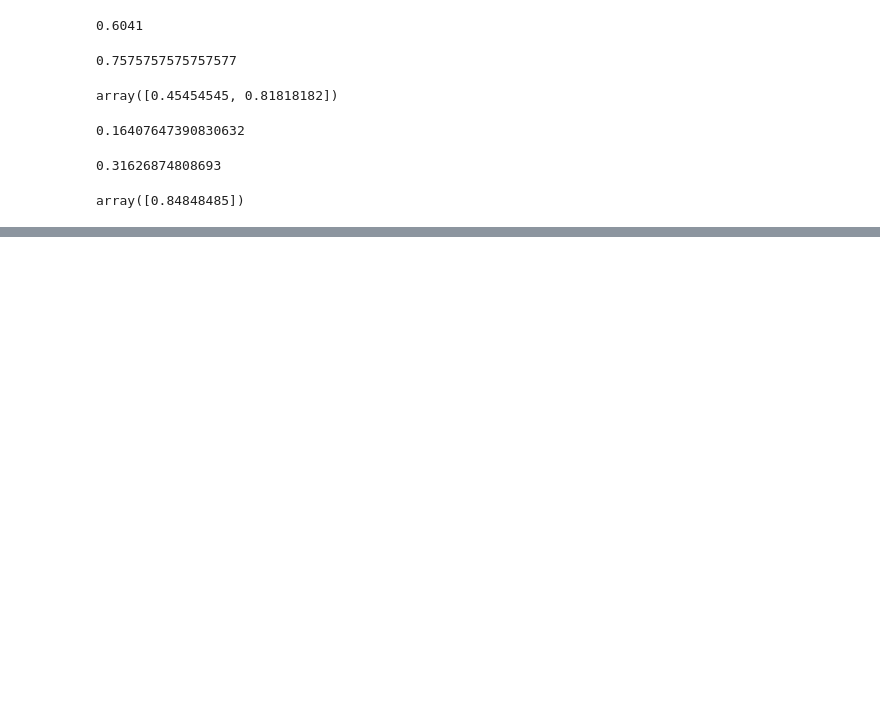
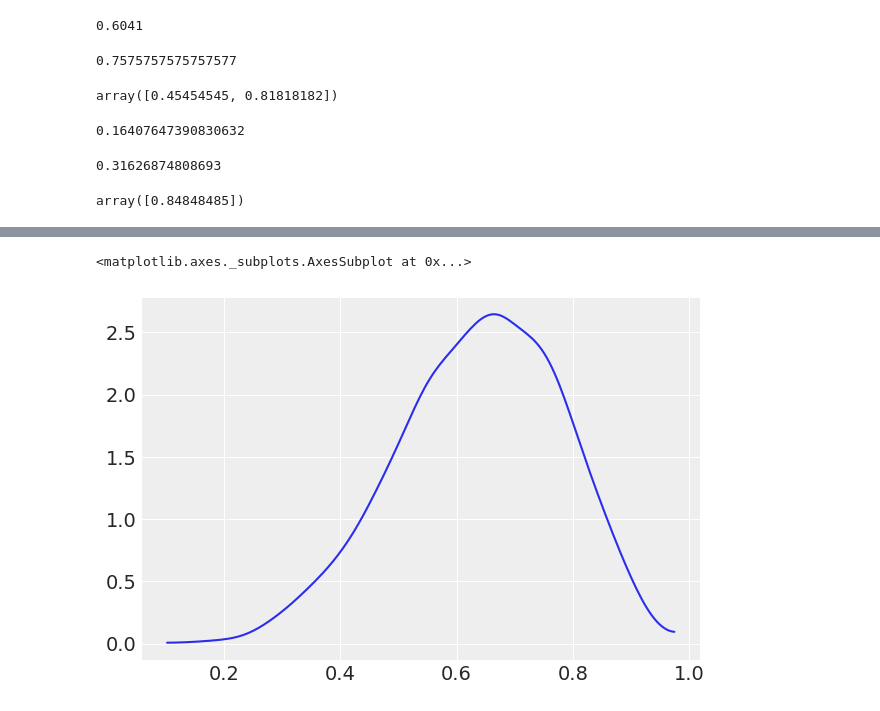
Before and after one commit to Voda88/Statistical-Rethinking, a Jupyter notebook: Exercises.ipynb, the cells around one changed output, grey strips where cells are left out. Drawn from its saved outputs; the diff is of its cells as text; code cells hidden in the pictures; blank space fills up the shorter version.

```diff
--- a/Exercises.ipynb
+++ b/Exercises.ipynb
@@ -283,0 +321,5 @@ array([0.84848485])
+# %%
+az.plot_kde(samples)
+# %% [output]
+<matplotlib.axes._subplots.AxesSubplot at 0x...>
+[figure, added]
```
Also changed, not shown: parts of 67 cells of this notebook.
